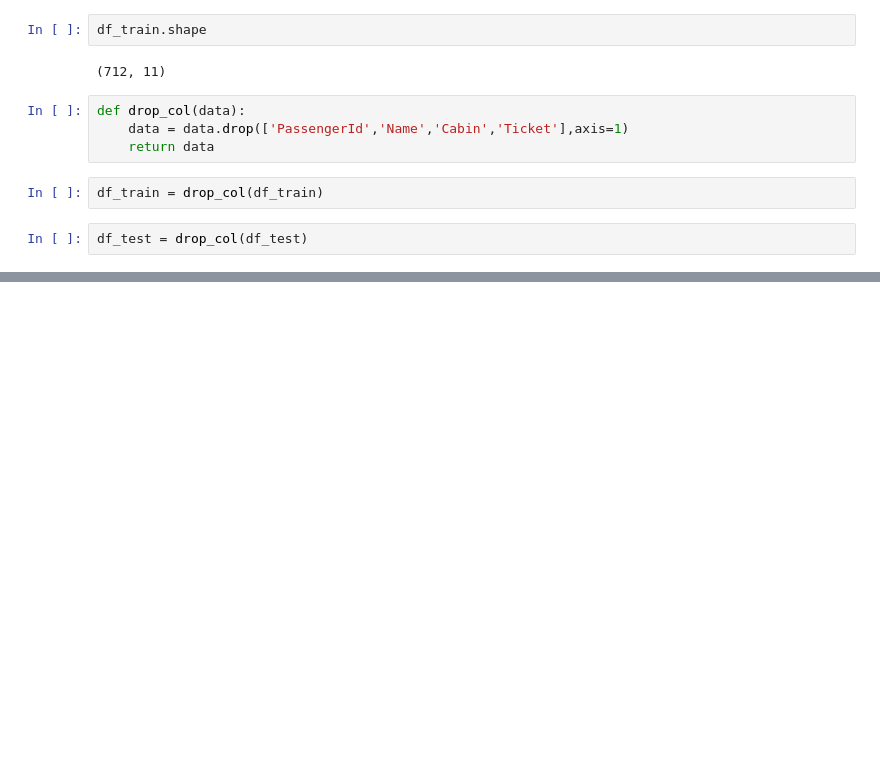
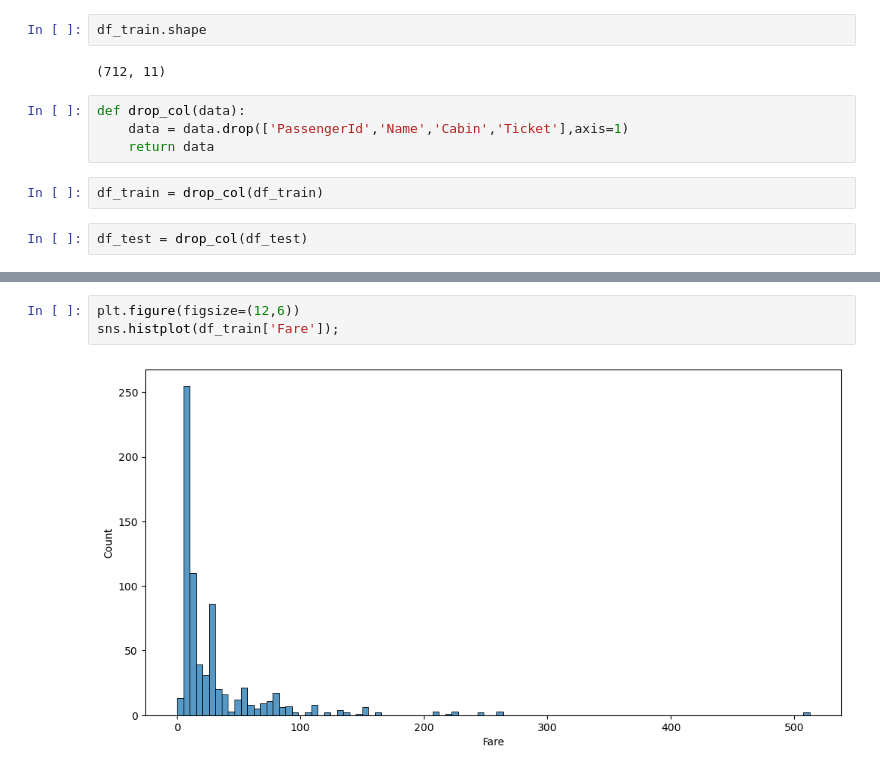
Before and after one commit to Abdelrahmanelfeky987/Dokcer-Image-for-Titanic-Classification, a Jupyter notebook: classification.ipynb, the cells around one changed output, grey strips where cells are left out. Saved outputs shown, nothing was run; the diff lists cells and outputs as text; blank space fills up the shorter version.

```diff
--- a/classification.ipynb
+++ b/classification.ipynb
@@ -102,0 +114,5 @@ df_train.describe()
+# %%
+plt.figure(figsize=(12,6))
+sns.histplot(df_train['Fare']);
+# %% [output]
+[figure, added]
```
Also changed, not shown: parts of 6 cells of this notebook.
